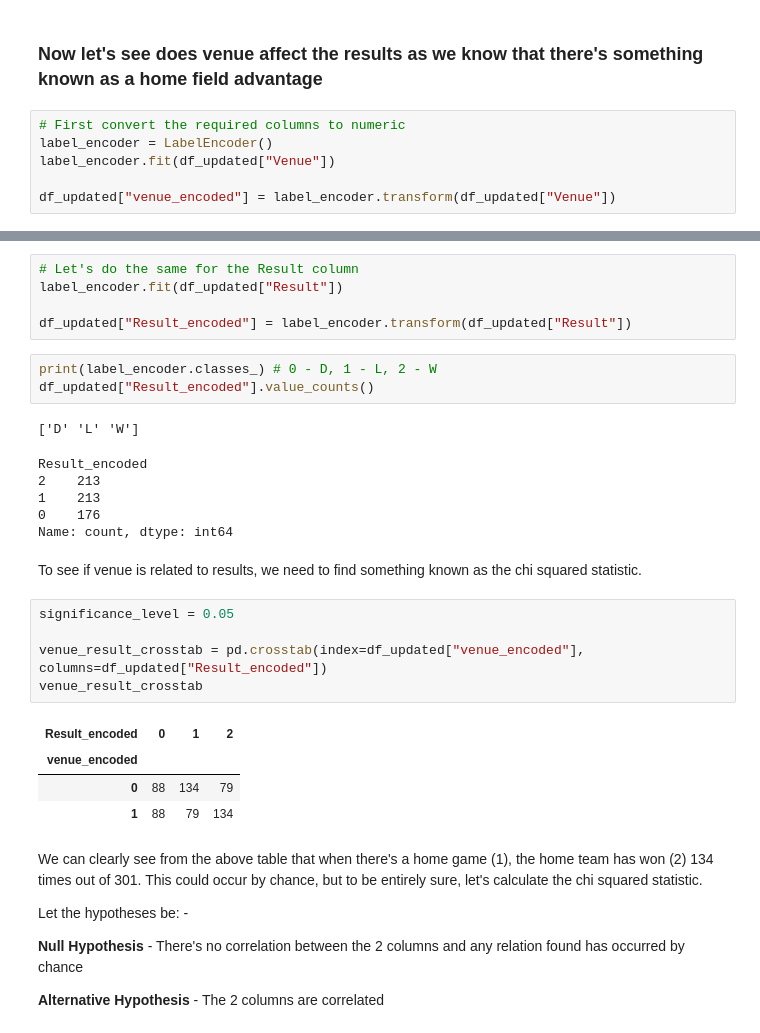
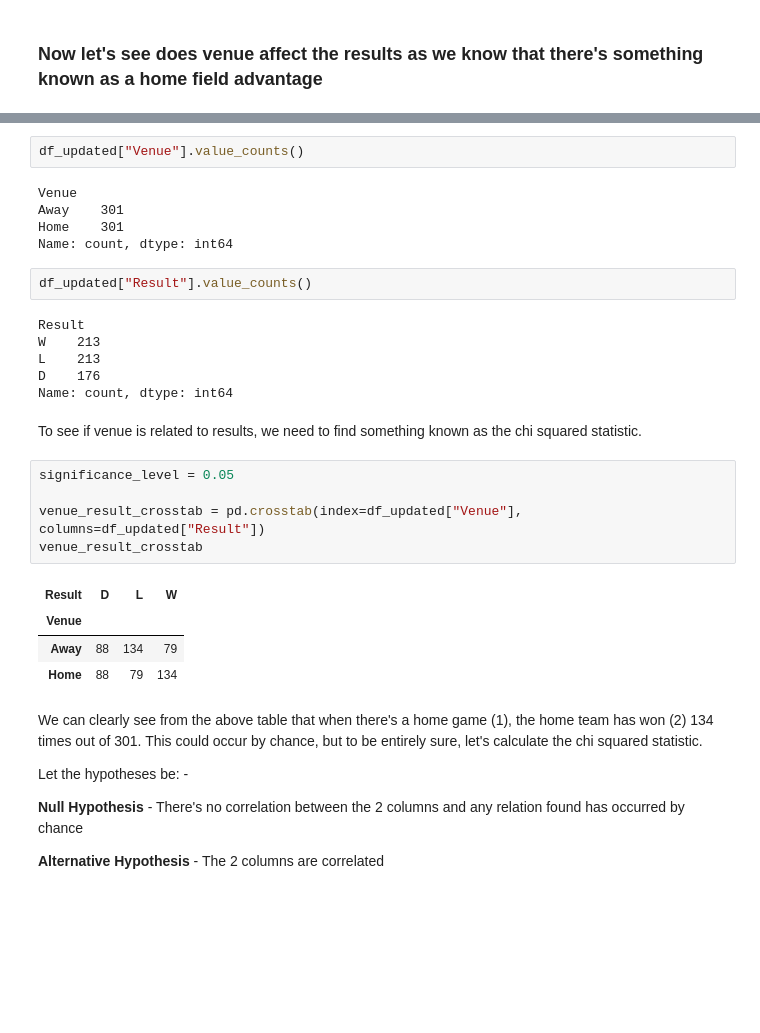
Before and after one commit to manasbagul/Football-La-Liga-2023-24-analysis, a Jupyter notebook: Codes/analysis.ipynb, the cells around one changed output, grey strips where cells are left out. Cells and saved outputs as stored; diff of their text form; blank space fills up the shorter version.

Commit message:
Updated the code to update conversions
Deleted the label encoded columns as we don't need the variables to be encoded for chi squared test.

```diff
--- a/Codes/analysis.ipynb
+++ b/Codes/analysis.ipynb
@@ -155,9 +155,3 @@ plot_results(team_results, "D")
 [figure]
 # %% [markdown]
 ### Now let's see does venue affect the results as we know that there's something known as a home field advantage
-# %%
-# First convert the required columns to numeric
-label_encoder = LabelEncoder()
-label_encoder.fit(df_updated["Venue"])
-
-df_updated["venue_encoded"] = label_encoder.transform(df_updated["Venue"])
@@ -173,30 +158,30 @@ Name: count, dtype: int64
-# %%
-# Let's do the same for the Result column
-label_encoder.fit(df_updated["Result"])
-
-df_updated["Result_encoded"] = label_encoder.transform(df_updated["Result"])
-# %%
-print(label_encoder.classes_) # 0 - D, 1 - L, 2 - W
-df_updated["Result_encoded"].value_counts()
-# %% [output]
-['D' 'L' 'W']
-Result_encoded
-2    213
-1    213
-0    176
-Name: count, dtype: int64
+# %%
+df_updated["Venue"].value_counts()
+# %% [output]
+Venue
+Away    301
+Home    301
+Name: count, dtype: int64
+# %%
+df_updated["Result"].value_counts()
+# %% [output]
+Result
+W    213
+L    213
+D    176
+Name: count, dtype: int64
 # %% [markdown]
 To see if venue is related to results, we need to find something known as the chi squared statistic.
 # %%
 significance_level = 0.05
 
-venue_result_crosstab = pd.crosstab(index=df_updated["venue_encoded"], columns=df_updated["Result_encoded"])
+venue_result_crosstab = pd.crosstab(index=df_updated["Venue"], columns=df_updated["Result"])
 venue_result_crosstab
 # %% [output]
-| Result_encoded | 0 | 1 | 2 |
-| venue_encoded |  |  |  |
-| 0 | 88 | 134 | 79 |
-| 1 | 88 | 79 | 134 |
+| Result | D | L | W |
+| Venue |  |  |  |
+| Away | 88 | 134 | 79 |
+| Home | 88 | 79 | 134 |
 # %% [markdown]
 We can clearly see from the above table that when there's a home game (1), the home team has won (2) 134 times out of 301. This could occur by chance, but to be entirely sure, let's calculate the chi squared statistic.
 
```
Also changed, not shown: parts of 1 cell of this notebook.
